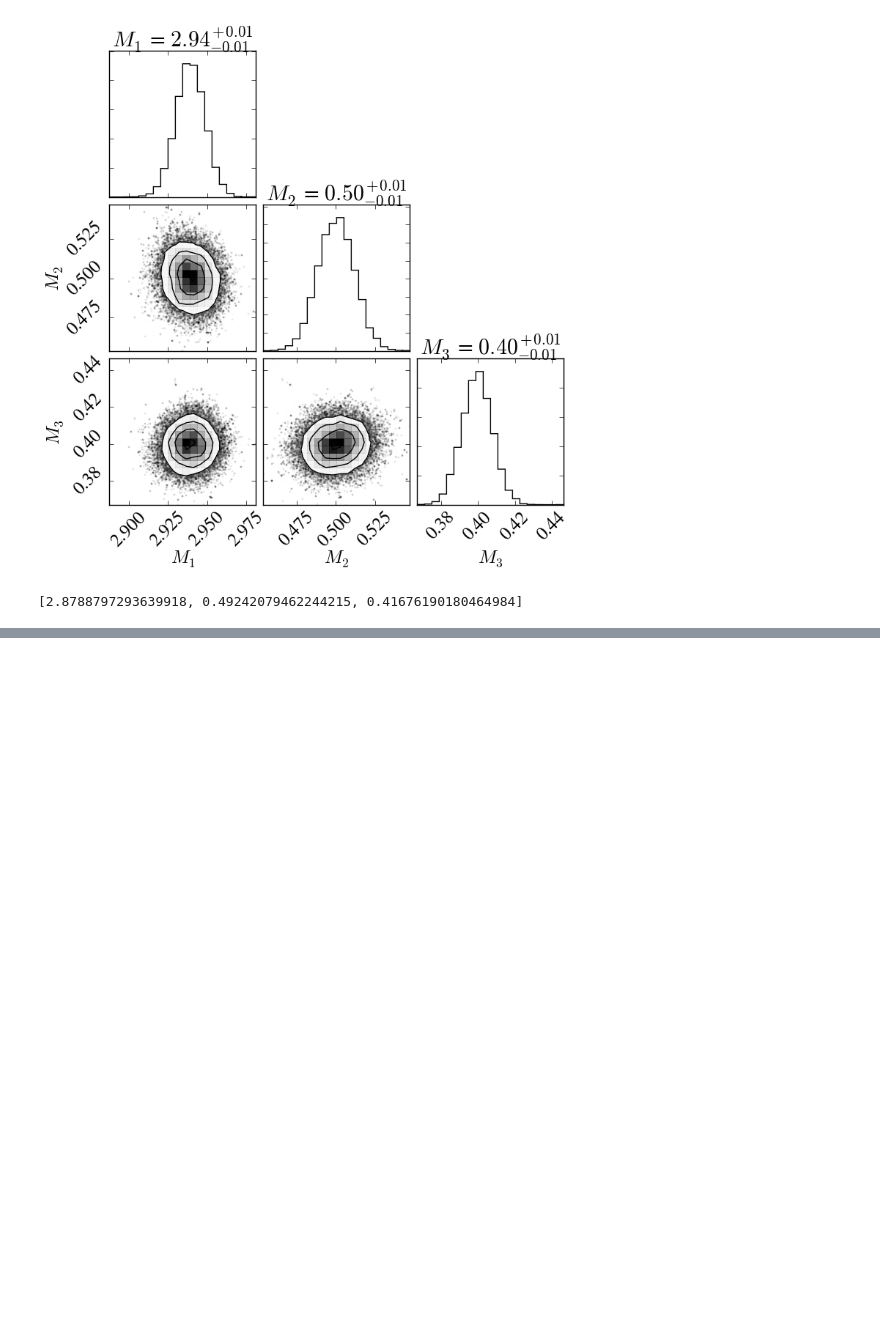
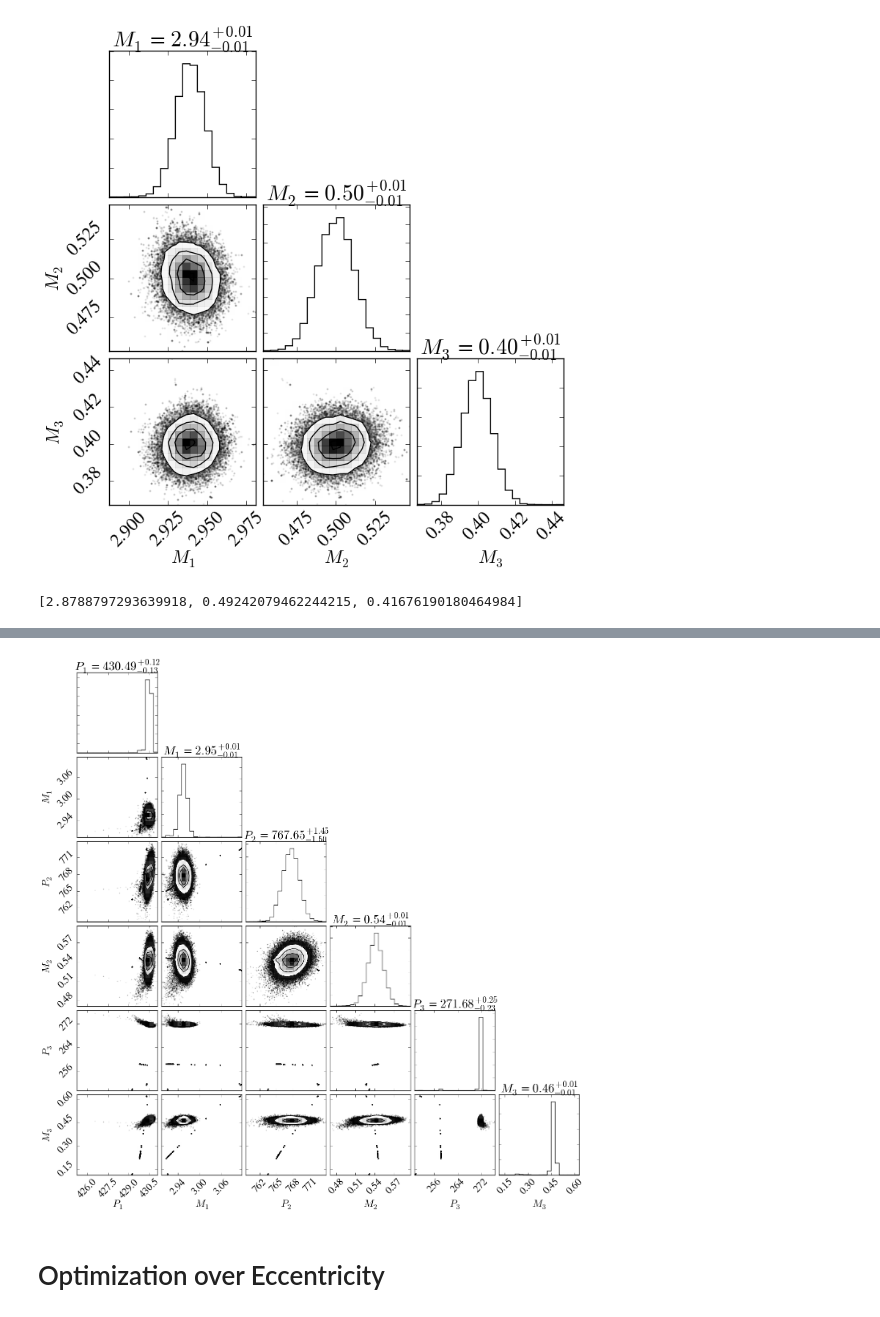
Before and after one commit to nomahen/musical-octo-goggles, a Jupyter notebook: HD1502.ipynb, the cells around one changed output, grey strips where cells are left out. Saved outputs shown, nothing was run; the diff lists cells and outputs as text; code cells hidden in the pictures; blank space fills up the shorter version.

```diff
--- a/HD1502.ipynb
+++ b/HD1502.ipynb
@@ -1369,0 +1404,7 @@ start
+# %%
+def lnprior(params):
+    per_0, mass_0, per_1, mass_1, per_2, mass_2 = params
+    if 1e-2 < mass_0 < 10. and 1e-2 < mass_1 < 10. and 1e-2 < mass_2 < 10. \
+    and 100. < per_0 < 1200. and 100. < per_1 < 1200. and 100. < per_2 < 1200.:
+        return 0.0
+    return -np.inf
@@ -1369,0 +1483,5 @@ start
+# %%
+samples = sampler.chain[:, 50:, :].reshape((-1, ndim))
+fig = corner.corner(samples, labels=["$P_1$", "$M_1$", "$P_2$", "$M_2$", "$P_3$", "$M_3$"],show_titles=True
+                      )
+# %% [output]
@@ -1369,0 +1494 @@ start
+[figure, added]
@@ -1369,0 +1497,2 @@ start
+# %% [markdown]
+# Optimization over Eccentricity
```
Also changed, not shown: parts of 38 cells of this notebook.
